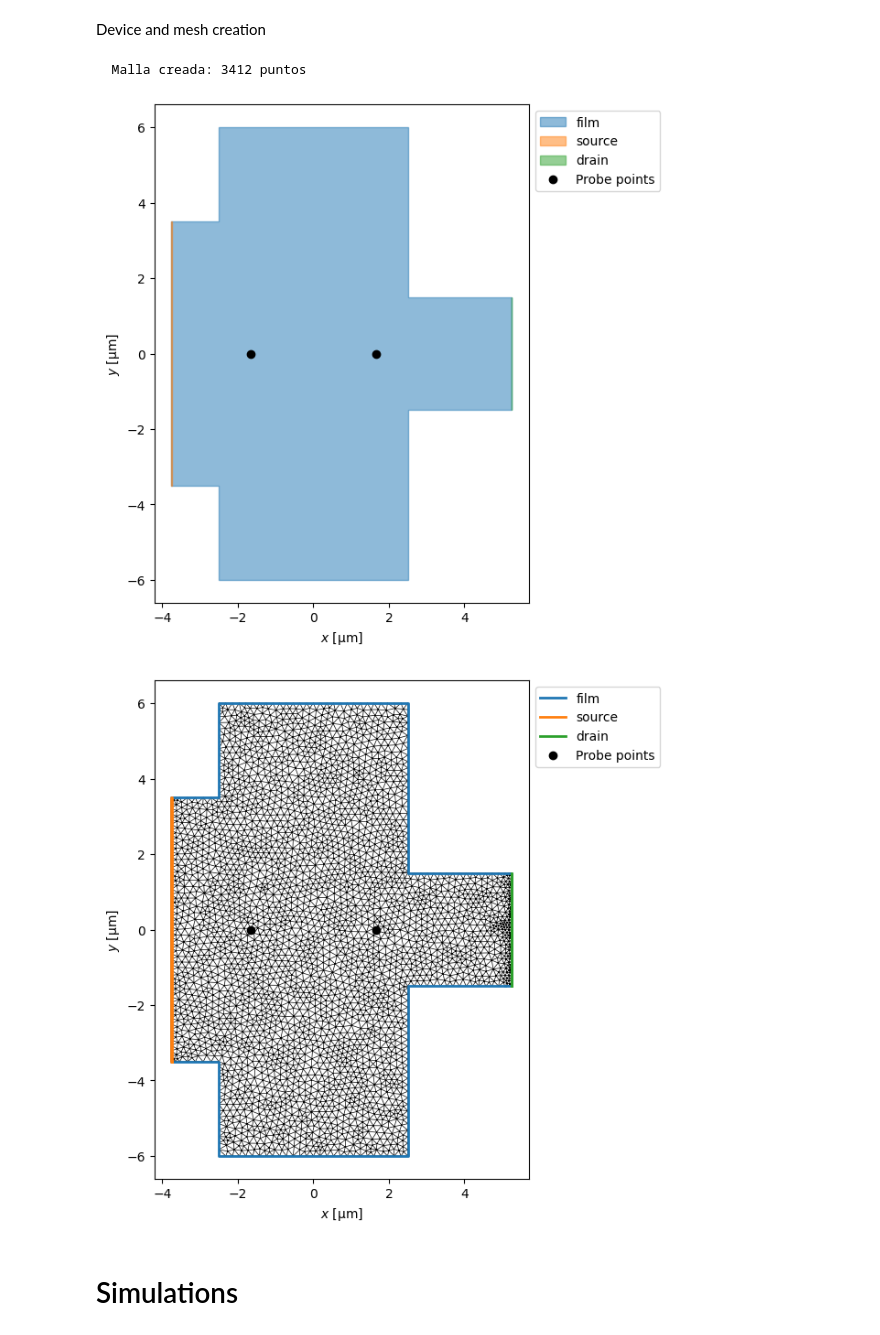
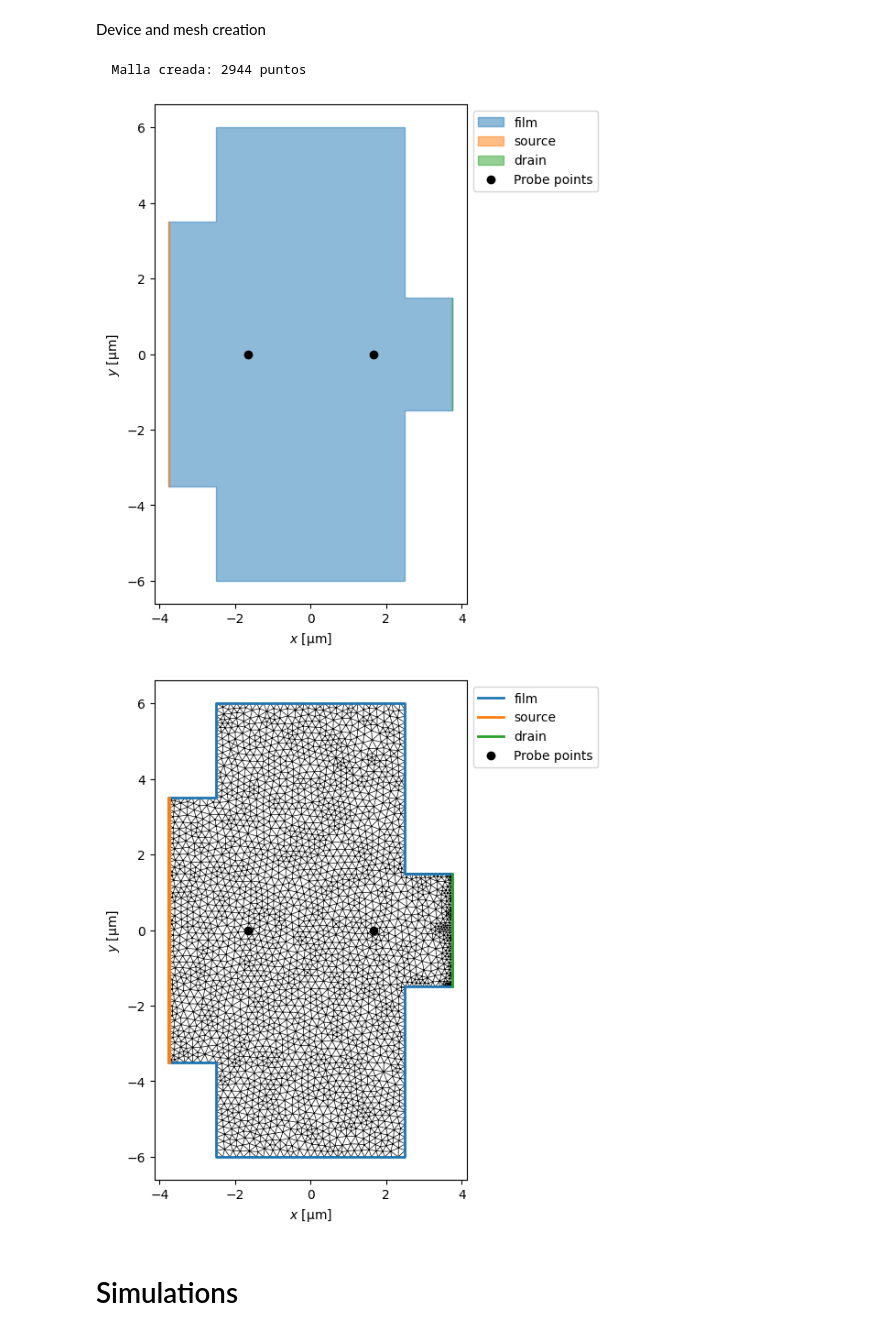
Before and after one commit to AlejoProjects/diode_effect, a Jupyter notebook: proyecto_electro2.ipynb, the cells around one changed output. Cells and saved outputs as stored; diff of their text form; code cells hidden in the pictures.

Commit message:
features,implemented a separate script for all functions. If the user is using collab a version of the script was created for that purpose

```diff
--- a/proyecto_electro2.ipynb
+++ b/proyecto_electro2.ipynb
@@ -96,24 +64,21 @@ plt.rcParams['lines.linewidth'] = 2.0
 
 ### 1.1. Material parameters
 LENGTH_UNITS = "um"
-xi = 0.5
-london_lambda = 2
-d = 0.1
-gamma = 10
-
-
+xi = df.xi
+london_lambda = df.london_lambda
+d = df.d
+gamma = df.gamma
 ###Main rectangle
+# Ancho del puente (dimensión x)
 width_x = 5.0
+# Alto del puente (dimensión y)
 height_y = 12.0
-  # Ancho del puente (dimensión x)
- # Alto del puente (dimensión y)
-contact_size = width_x
 STRIPE_LENGTH = 0.01   # side of the square contact
 OVERLAP = 0.5         # aditional space for overlapping
 ###Rectangulo pequeño
 width_x2 = width_x/2
 height_y2 =(height_y/2)+ 1
-
+dimensions = {"width_x":width_x,"width_x2": width_x/2,"height_y":height_y,"height_y2":height_y2}
 ### 1.3. Parámetros de Malla
 MAX_EDGE_LENGTH_IV = xi / 1.5
 MAX_EDGE_LENGTH_VORTEX = xi / 1.5
@@ -149,58 +96,13 @@ def plot_parameters(p1,p2,plot_labels,plot_type="plot",color_applied="teal"):
 # %% [markdown]
 Device and mesh creation
 # %%
-
-def create_device(geometry_used,max_edge_length,incrementx=0,incrementy=0,translationx=((width_x + width_x2 + STRIPE_LENGTH) / 2),translationy=0):
-    '''
-    Since we're using the same geometry, this function is implemented so we can change the dimensions of the right rectangle hence the position of the drain too : tdgl.polygon object,
-    max_edge_length:int,
-    incrementx:float
-    incrementy:float
-    source_dimension: array [width,height]
-    drain_dimension: array [width,height]
-    translationx:float
-    translationy:float
-    The translations move the source and drain along the polygon
-    '''
-    #for points that are the same as the  film width
-    contact_size = width_x #1 µm squares
-    film_poly_up = tdgl.Polygon("film_pequeño", points=box(width=width_x2 + incrementx, height=3 +incrementy)).translate(dx=+width_x/2)
-    combined_geometry = film_poly.union(geometry_used,film_poly_up)
-    #Source
-    source_poly = tdgl.Polygon(
-        "source",
-        points=box(width=STRIPE_LENGTH,height=height_y2)
-    ).translate(dx=-translationx).translate(dy=translationy)
-    #Drain
-    drain_poly = tdgl.Polygon(
-        "drain",
-        points=box(width=STRIPE_LENGTH, height=incrementy)
-    ).translate(dx=+translationx+incrementx/2).translate(dy=+translationy)
-    combined_film = tdgl.Polygon.from_union([combined_geometry, source_poly, drain_poly], name="film")
-    probe_points = [(width_x / 3,0), (-width_x / 3,0)]
-    device = tdgl.Device(
-        "vertical_bridge",
-        layer=layer,
-        film=combined_film,
-        holes=[],
-        terminals=[source_poly, drain_poly],
-        probe_points=probe_points,
-        length_units=LENGTH_UNITS,
-    )
-
-    device.make_mesh(max_edge_length=max_edge_length, smooth=SMOOTHING_STEPS)
-    #Remove to se more details about the mesh
-    #There are 4 malformed cells as of now , 4/5030
-    clear_output(wait=True)
-    print(f"  Malla creada: {len(device.mesh.sites)} puntos")
-    fig, ax = device.draw()
-    return device
-device_fast = create_device(half_geometry,MAX_EDGE_LENGTH_IV,incrementx=3)
+displacement = (width_x + width_x2 + STRIPE_LENGTH) / 2
+device_fast = df.create_device(film_poly,half_geometry,layer,MAX_EDGE_LENGTH_IV,dimensions,translationx=displacement)
 fig, ax = device_fast.plot(mesh=True)
 # %% [output]
-  Malla creada: 3412 puntos
+  Malla creada: 2944 puntos
-[figure, old version]
+[figure, new version]
-[figure, old version]
+[figure, new version]
 # %% [markdown]
 # Simulations
 # %% [markdown]
```
Also changed, not shown: parts of 22 cells of this notebook, 3 other files.
